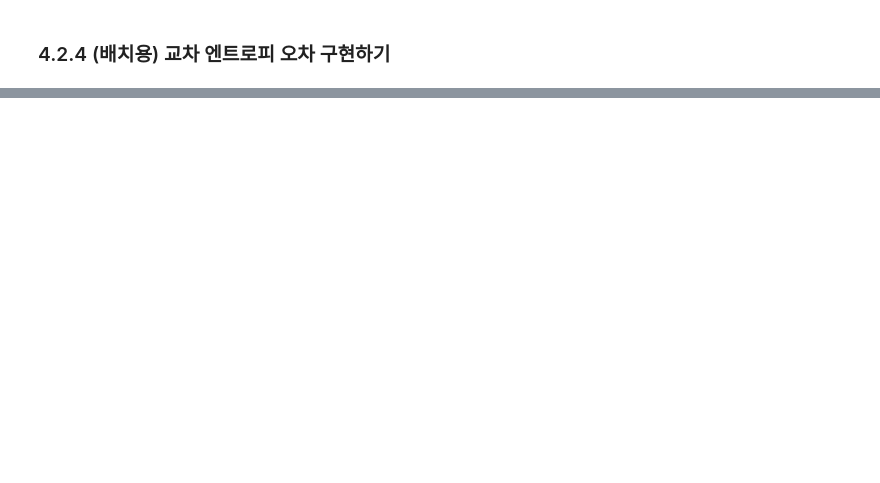
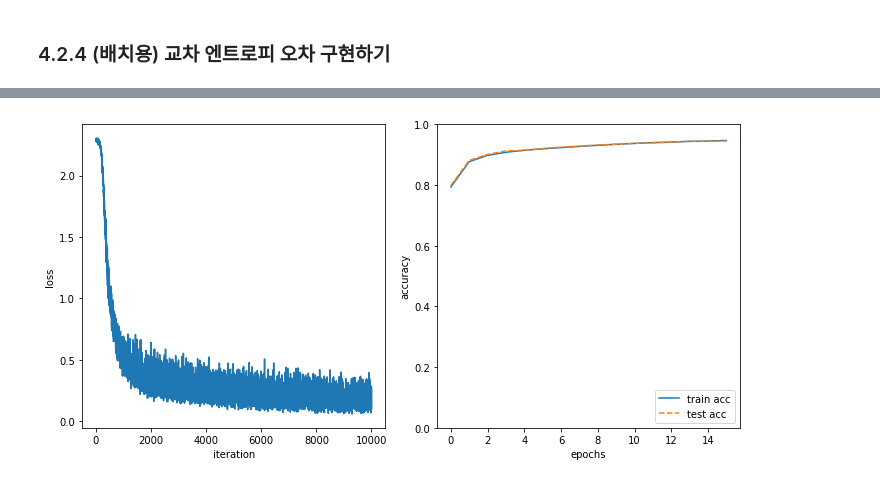
Before and after one commit to ExcelsiorCJH/DLFromScratch, a Jupyter notebook: Chap04-Neural_Network_Traing/Chap04-Neural_Network_Training.ipynb, the cells around one changed output, grey strips where cells are left out. Drawn from its saved outputs; the diff is of its cells as text; code cells hidden in the pictures; blank space fills up the shorter version.

```diff
--- a/Chap04-Neural_Network_Traing/Chap04-Neural_Network_Training.ipynb
+++ b/Chap04-Neural_Network_Traing/Chap04-Neural_Network_Training.ipynb
@@ -142,0 +487,23 @@ t_batch.shape : (10, 10)
+# %%
+%matplotlib inline
+import matplotlib.pyplot as plt
+import numpy as np
+from IPython.core.pylabtools import figsize
+from dataset.mnist import load_mnist
+
+
+(x_train, t_train), (x_test, t_test) = load_mnist(normalize=True, one_hot_label=True)
+
+# 하이퍼파라미터
+iters_num = 10000 # 반복 횟수
+train_size = x_train.shape[0]
+batch_size = 100  # 미니배치 크기
+learning_rate = 0.1
+
+# 저장할 리스트 정의
+train_loss_list = []
+train_acc_list = []
+test_acc_list = []
+
+# 1 에폭당 반복 수
+iter_per_epoch = int(train_size / batch_size)
@@ -142,0 +554,24 @@ t_batch.shape : (10, 10)
+# %%
+# 그래프 그리기
+figsize(10, 5)
+markers = {'train': 'o', 'test': 's'}
+fig = plt.figure()
+ax1 = fig.add_subplot(1, 2, 1)
+ax2 = fig.add_subplot(1, 2, 2)
+
+x_loss = np.arange(len(train_loss_list))
+ax1.plot(x_loss, train_loss_list)
+ax1.set_xlabel("iteration")
+ax1.set_ylabel("loss")
+
+x_acc = np.arange(len(train_acc_list))
+ax2.plot(x_acc, train_acc_list, label='train acc')
+ax2.plot(x_acc, test_acc_list, label='test acc', linestyle='--')
+ax2.set_xlabel("epochs")
+ax2.set_ylabel("accuracy")
+ax2.set_ylim(0, 1.0)
+ax2.legend(loc='lower right')
+plt.tight_layout()
+plt.show()
+# %% [output]
+[figure, added]
```
Also changed, not shown: parts of 33 cells of this notebook, 2 other files.
